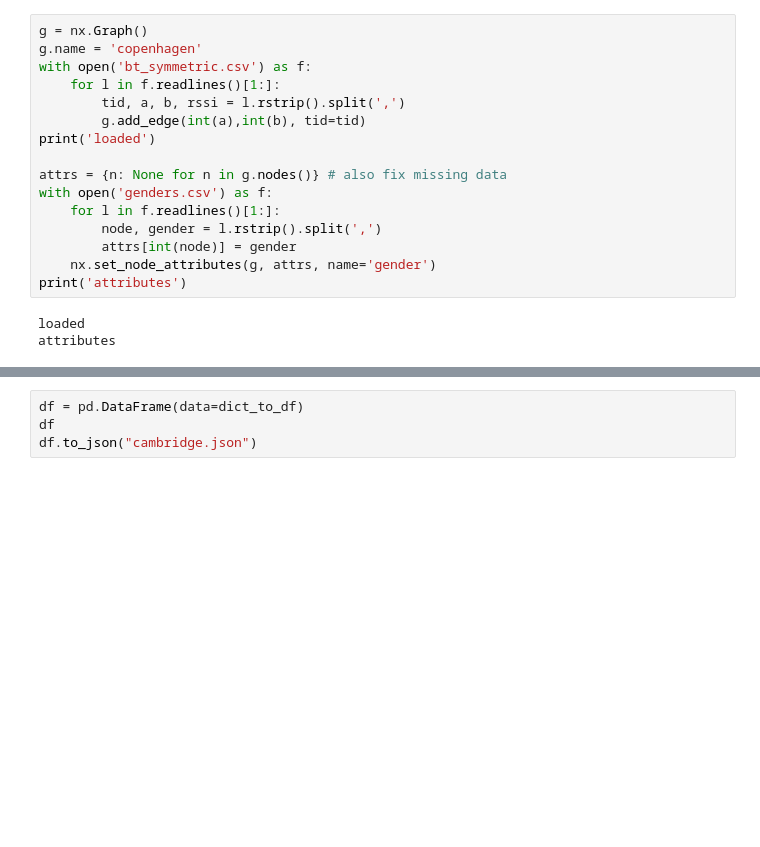
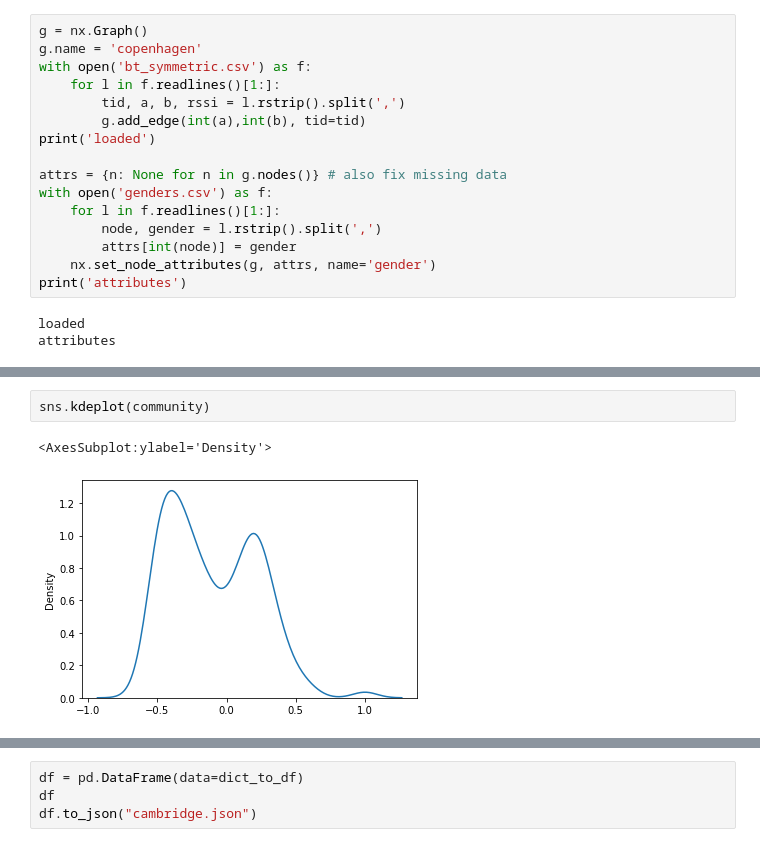
Before and after one commit to FedericoMz/FairNet, a Jupyter notebook: AMARE.ipynb, the cells around one changed output, grey strips where cells are left out. Cells and saved outputs as stored; diff of their text form; blank space fills up the shorter version.

```diff
--- a/AMARE.ipynb
+++ b/AMARE.ipynb
@@ -137,0 +262,5 @@ Node with no links
+# %%
+sns.kdeplot(community)
+# %% [output]
+<AxesSubplot:ylabel='Density'>
+[figure, added]
```
Also changed, not shown: parts of 26 cells of this notebook.
